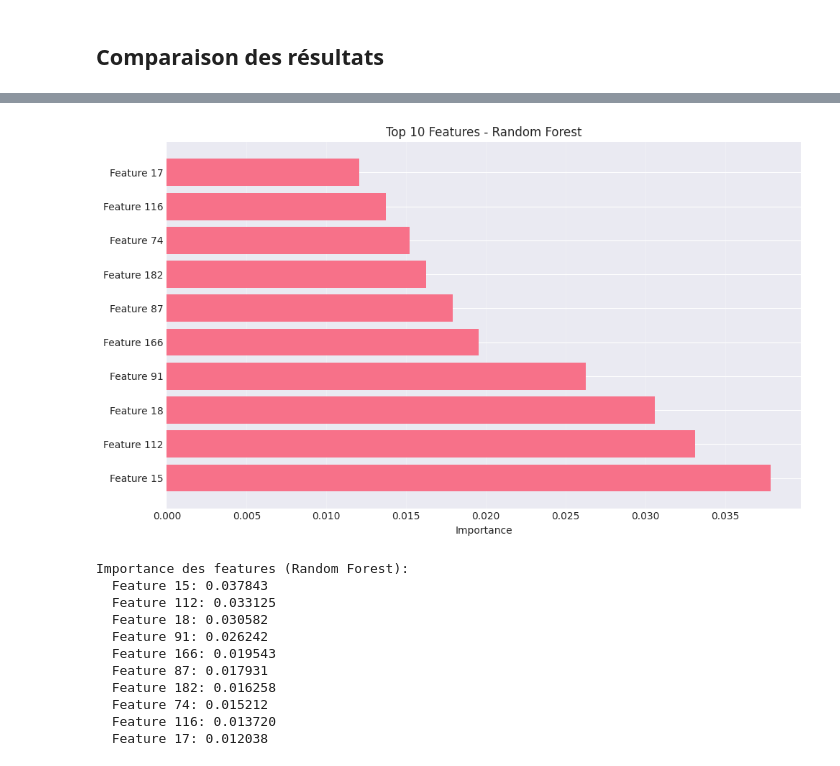
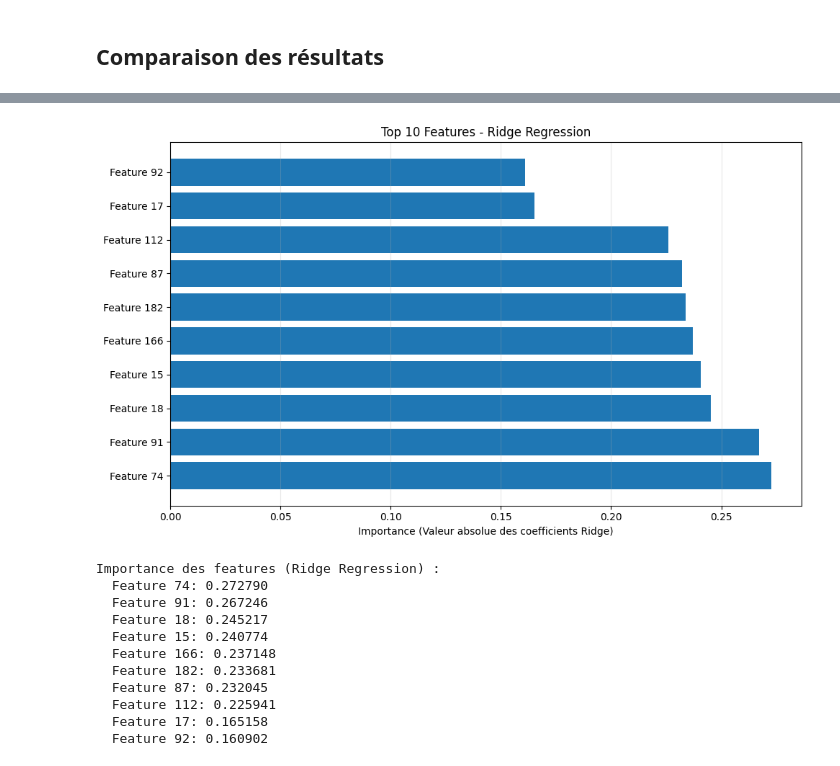
Before and after one commit to demoklyr/FTML-project, a Jupyter notebook: exercice4/exercice4.ipynb, the cells around one changed output, grey strips where cells are left out. Cells and saved outputs as stored; diff of their text form; code cells hidden in the pictures.

```diff
--- a/exercice4/exercice4.ipynb
+++ b/exercice4/exercice4.ipynb
@@ -82,27 +75,23 @@ X_test_scaled - Mean: 0.002503, Std: 1.007813
 # %%
-print("GRADIENT BOOSTING REGRESSOR")
-print("Optimisation des hyperparamètres via GridSearchCV...\n")
+print("LASSO REGRESSOR")
+print("Optimisation des hyperparamètres via GridSearchCV")
 
-param_grid_gb = {
-    'n_estimators': [100, 200],
-    'learning_rate': [0.05, 0.1],
-    'max_depth': [3, 5],
-    'min_samples_split': [2, 5],
-    'subsample': [0.8, 1.0]
+param_grid_lasso = {
+    'alpha': np.logspace(-4, 2, 100)
 }
 
-gb = GradientBoostingRegressor(random_state=42)
-grid_search_gb = GridSearchCV(
-    gb,
-    param_grid_gb,
+lasso = Lasso(max_iter=10000, random_state=42)
+grid_search_lasso = GridSearchCV(
+    lasso,
+    param_grid_lasso,
     cv=5,
     scoring='r2',
     n_jobs=-1,
     verbose=1
 )
 
-grid_search_gb.fit(X_train, y_train)
+grid_search_lasso.fit(X_train_scaled, y_train)
 
-print(f"Meilleurs hyperparamètres : {grid_search_gb.best_params_}")
-print(f"Meilleur score CV (R²) : {grid_search_gb.best_score_:.6f}")
+print(f"Meilleurs hyperparamètres : {grid_search_lasso.best_params_}")
+print(f"Meilleur score CV (R^2) : {grid_search_lasso.best_score_:.6f}\n")
 # %% [output]
@@ -332,33 +260,33 @@ plt.show()
 # %%
-feature_importance = rf_best.feature_importances_
+feature_importance = np.abs(ridge_best.coef_).flatten()
 feature_names = [f'Feature {i}' for i in range(len(feature_importance))]
 
-sorted_idx = np.argsort(feature_importance)[::-1][:10]  # Top 10
+sorted_idx = np.argsort(feature_importance)[::-1][:10]
 
 fig, ax = plt.subplots(figsize=(10, 6))
 ax.barh(range(len(sorted_idx)), feature_importance[sorted_idx])
 ax.set_yticks(range(len(sorted_idx)))
 ax.set_yticklabels([feature_names[i] for i in sorted_idx])
-ax.set_xlabel('Importance')
-ax.set_title('Top 10 Features - Random Forest')
+ax.set_xlabel('Importance (Valeur absolue des coefficients Ridge)')
+ax.set_title('Top 10 Features - Ridge Regression')
 ax.grid(axis='x', alpha=0.3)
 plt.tight_layout()
 plt.show()
 
-print("\nImportance des features (Random Forest):")
+print("Importance des features (Ridge Regression) :")
 for idx in sorted_idx:
     print(f"  {feature_names[idx]}: {feature_importance[idx]:.6f}")
 # %% [output]
-[figure, old version]
+[figure, new version]
-Importance des features (Random Forest):
-  Feature 15: 0.037843
-  Feature 112: 0.033125
-  Feature 18: 0.030582
-  Feature 91: 0.026242
-  Feature 166: 0.019543
-  Feature 87: 0.017931
-  Feature 182: 0.016258
-  Feature 74: 0.015212
-  Feature 116: 0.013720
-  Feature 17: 0.012038
+Importance des features (Ridge Regression) :
+  Feature 74: 0.272790
+  Feature 91: 0.267246
+  Feature 18: 0.245217
+  Feature 15: 0.240774
+  Feature 166: 0.237148
+  Feature 182: 0.233681
+  Feature 87: 0.232045
+  Feature 112: 0.225941
+  Feature 17: 0.165158
+  Feature 92: 0.160902
 # %%
```
Also changed, not shown: parts of 15 cells of this notebook.
